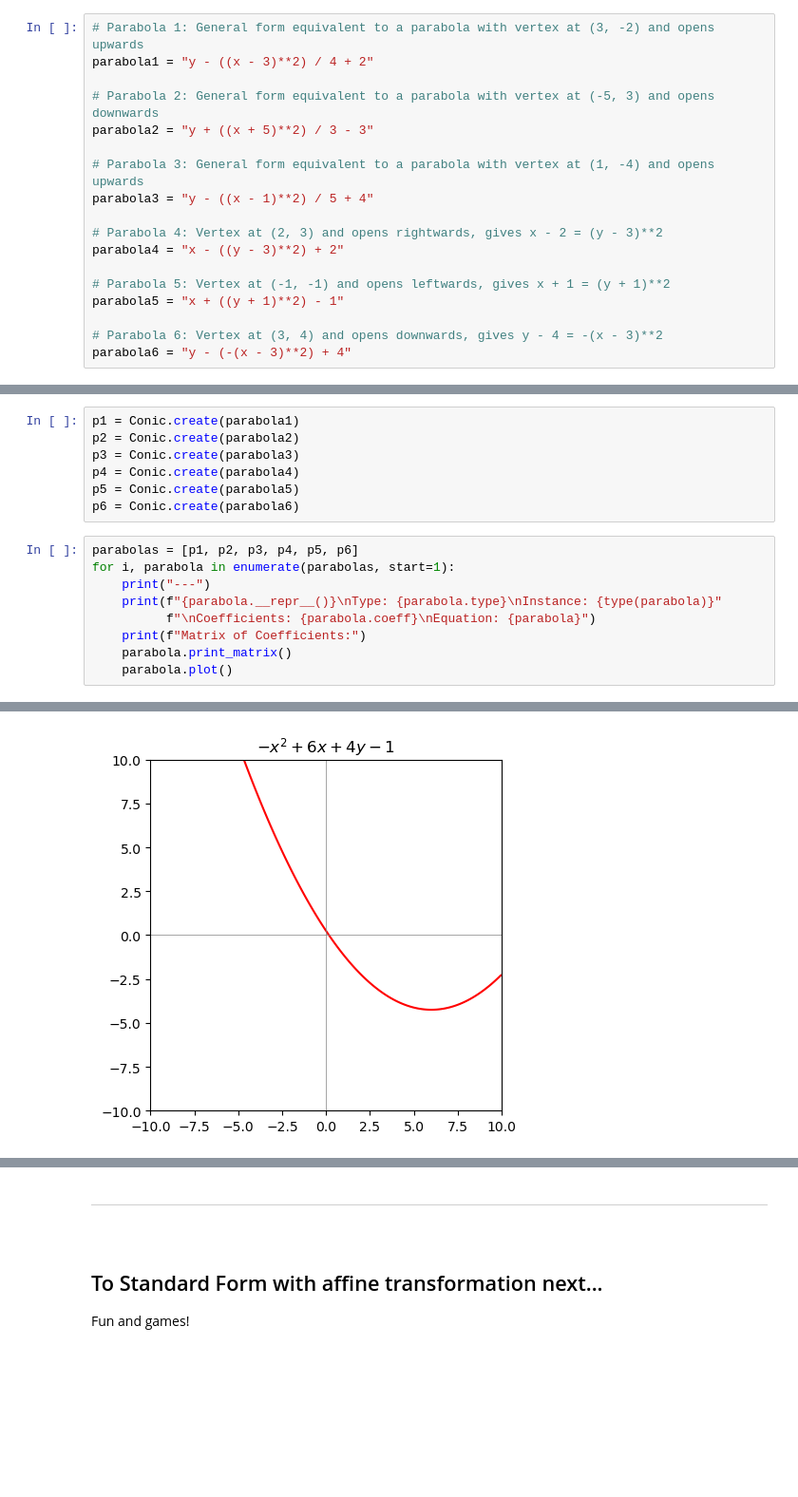
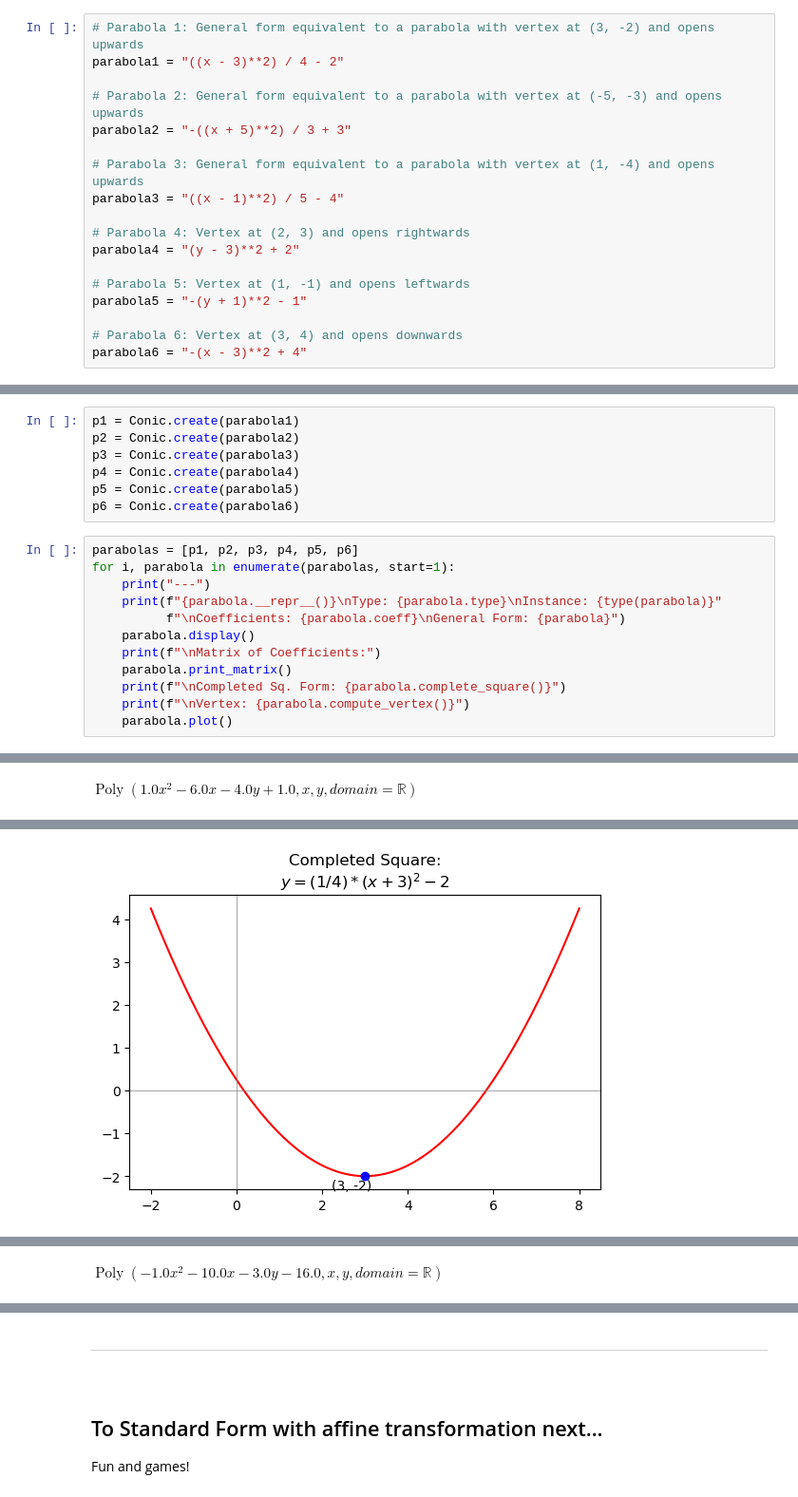
Before and after one commit to pineapple-bois/conic, a Jupyter notebook: Notebooks/Parabolas.ipynb, the cells around one changed output, grey strips where cells are left out. Shown at 95% size. Cells and saved outputs as stored; diff of their text form; blank space fills up the shorter version.

Commit message:
Basic Parabola Functionality

```diff
--- a/Notebooks/Parabolas.ipynb
+++ b/Notebooks/Parabolas.ipynb
@@ -92,22 +116,22 @@ ptest.plot()
 ## Testing a few parabolas at once
 # %%
 # Parabola 1: General form equivalent to a parabola with vertex at (3, -2) and opens upwards
-parabola1 = "y - ((x - 3)**2) / 4 + 2"
+parabola1 = "((x - 3)**2) / 4 - 2"
 
-# Parabola 2: General form equivalent to a parabola with vertex at (-5, 3) and opens downwards
-parabola2 = "y + ((x + 5)**2) / 3 - 3"
+# Parabola 2: General form equivalent to a parabola with vertex at (-5, -3) and opens upwards
+parabola2 = "-((x + 5)**2) / 3 + 3"
 
 # Parabola 3: General form equivalent to a parabola with vertex at (1, -4) and opens upwards
-parabola3 = "y - ((x - 1)**2) / 5 + 4"
+parabola3 = "((x - 1)**2) / 5 - 4"
 
-# Parabola 4: Vertex at (2, 3) and opens rightwards, gives x - 2 = (y - 3)**2
-parabola4 = "x - ((y - 3)**2) + 2"
+# Parabola 4: Vertex at (2, 3) and opens rightwards
+parabola4 = "(y - 3)**2 + 2"
 
-# Parabola 5: Vertex at (-1, -1) and opens leftwards, gives x + 1 = (y + 1)**2
-parabola5 = "x + ((y + 1)**2) - 1"
+# Parabola 5: Vertex at (1, -1) and opens leftwards
+parabola5 = "-(y + 1)**2 - 1"
 
-# Parabola 6: Vertex at (3, 4) and opens downwards, gives y - 4 = -(x - 3)**2
-parabola6 = "y - (-(x - 3)**2) + 4"
+# Parabola 6: Vertex at (3, 4) and opens downwards
+parabola6 = "-(x - 3)**2 + 4"
 # %% [markdown]
 ----
 &nbsp;
@@ -124,9 +148,12 @@ parabolas = [p1, p2, p3, p4, p5, p6]
 for i, parabola in enumerate(parabolas, start=1):
     print("---")
     print(f"{parabola.__repr__()}\nType: {parabola.type}\nInstance: {type(parabola)}"
-          f"\nCoefficients: {parabola.coeff}\nEquation: {parabola}")
-    print(f"Matrix of Coefficients:")
+          f"\nCoefficients: {parabola.coeff}\nGeneral Form: {parabola}")
+    parabola.display()
+    print(f"\nMatrix of Coefficients:")
     parabola.print_matrix()
+    print(f"\nCompleted Sq. Form: {parabola.complete_square()}")
+    print(f"\nVertex: {parabola.compute_vertex()}")
     parabola.plot()
 # %% [output]
 ---
@@ -141,0 +165 @@ Matrix of Coefficients:
+$\displaystyle \operatorname{Poly}{\left( 1.0 x^{2} - 6.0 x - 4.0 y + 1.0, x, y, domain=\mathbb{R} \right)}$
@@ -142 +174 @@ Matrix of Coefficients:
-[figure, old version]
+[figure, new version]
@@ -152,0 +181 @@ Matrix of Coefficients:
+$\displaystyle \operatorname{Poly}{\left( -1.0 x^{2} - 10.0 x - 3.0 y - 16.0, x, y, domain=\mathbb{R} \right)}$
```
Also changed, not shown: parts of 20 cells of this notebook, 1 other file.
